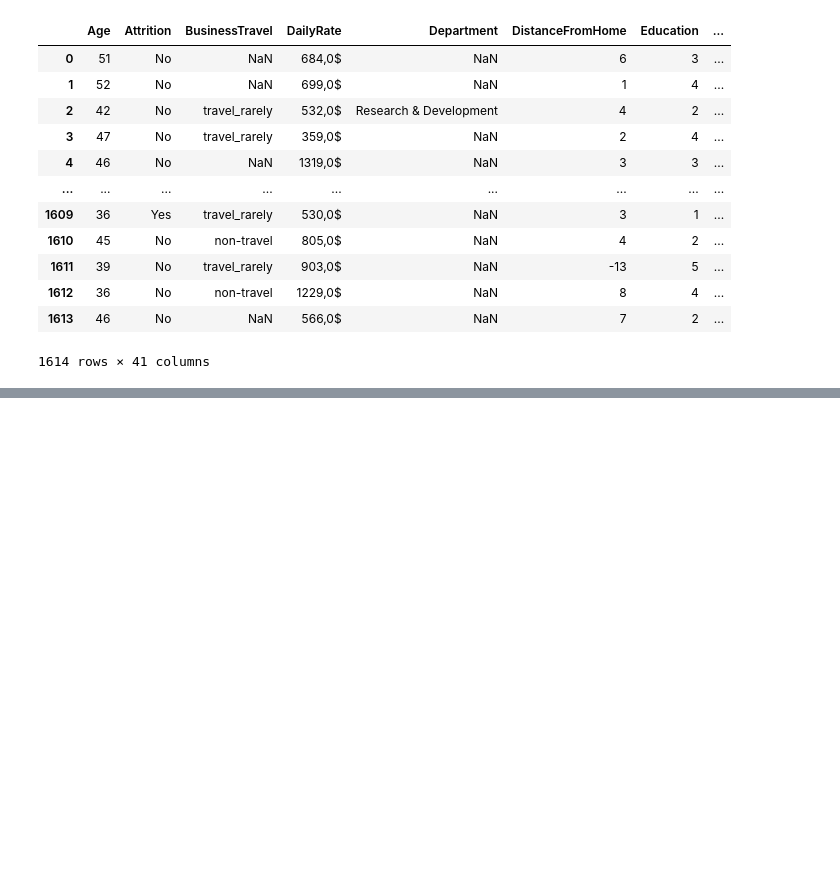
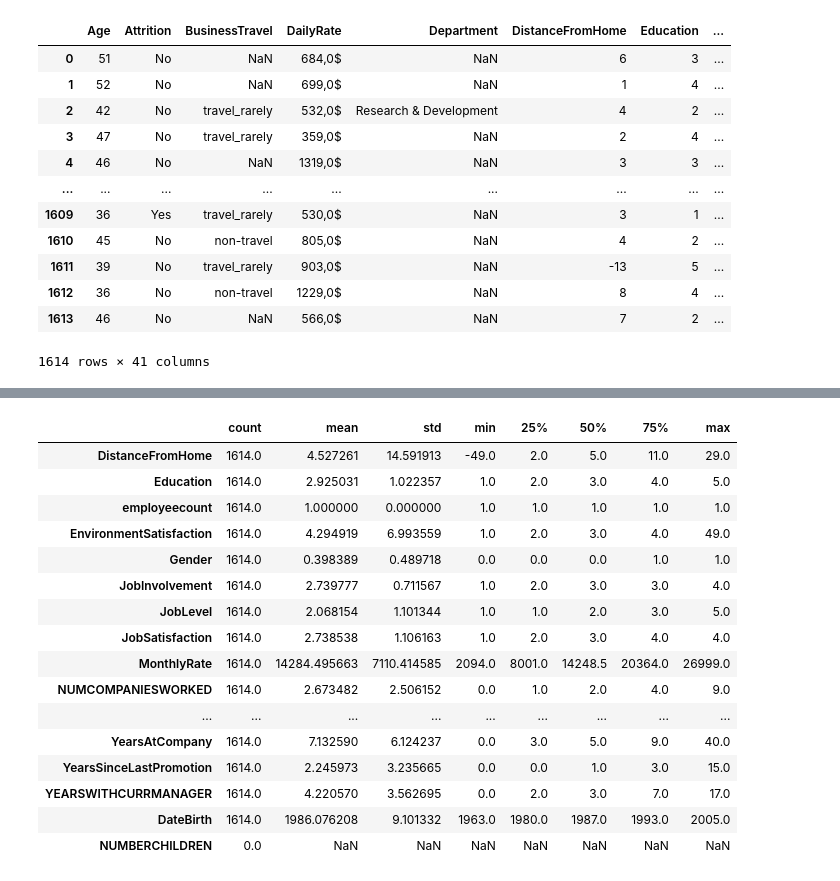
Before and after one commit to laural87/project-da-promo-I-modulo-3-team-2, a Jupyter notebook: Fase1_EDA.ipynb, the cells around one changed output, grey strips where cells are left out. Drawn from its saved outputs; the diff is of its cells as text; code cells hidden in the pictures; blank space fills up the shorter version.

```diff
--- a/Fase1_EDA.ipynb
+++ b/Fase1_EDA.ipynb
@@ -3,3 +1,7 @@ import pandas as pd
+# %%
+import pandas as pd
+pd.set_option('display.max_columns', None)
+# pd.set_option('display.max_rows', None)
 # %% [markdown]
 Columna Age tiene números escritos en letras tendríamos que convertir en INT
 Attrition Son no y si (tipeamos para saber)
@@ -64,0 +116,20 @@ df
+# %%
+df.describe().T
+# %% [output]
+|  | count | mean | std | min | 25% | 50% | 75% | max |
+| DistanceFromHome | 1614.0 | 4.527261 | 14.591913 | -49.0 | 2.0 | 5.0 | 11.0 | 29.0 |
+| Education | 1614.0 | 2.925031 | 1.022357 | 1.0 | 2.0 | 3.0 | 4.0 | 5.0 |
+| employeecount | 1614.0 | 1.000000 | 0.000000 | 1.0 | 1.0 | 1.0 | 1.0 | 1.0 |
+| EnvironmentSatisfaction | 1614.0 | 4.294919 | 6.993559 | 1.0 | 2.0 | 3.0 | 4.0 | 49.0 |
+| Gender | 1614.0 | 0.398389 | 0.489718 | 0.0 | 0.0 | 0.0 | 1.0 | 1.0 |
+| JobInvolvement | 1614.0 | 2.739777 | 0.711567 | 1.0 | 2.0 | 3.0 | 3.0 | 4.0 |
+| JobLevel | 1614.0 | 2.068154 | 1.101344 | 1.0 | 1.0 | 2.0 | 3.0 | 5.0 |
+| JobSatisfaction | 1614.0 | 2.738538 | 1.106163 | 1.0 | 2.0 | 3.0 | 4.0 | 4.0 |
+| MonthlyRate | 1614.0 | 14284.495663 | 7110.414585 | 2094.0 | 8001.0 | 14248.5 | 20364.0 | 26999.0 |
+| NUMCOMPANIESWORKED | 1614.0 | 2.673482 | 2.506152 | 0.0 | 1.0 | 2.0 | 4.0 | 9.0 |
+| ... | ... | ... | ... | ... | ... | ... | ... | ... |
+| YearsAtCompany | 1614.0 | 7.132590 | 6.124237 | 0.0 | 3.0 | 5.0 | 9.0 | 40.0 |
+| YearsSinceLastPromotion | 1614.0 | 2.245973 | 3.235665 | 0.0 | 0.0 | 1.0 | 3.0 | 15.0 |
+| YEARSWITHCURRMANAGER | 1614.0 | 4.220570 | 3.562695 | 0.0 | 2.0 | 3.0 | 7.0 | 17.0 |
+| DateBirth | 1614.0 | 1986.076208 | 9.101332 | 1963.0 | 1980.0 | 1987.0 | 1993.0 | 2005.0 |
+| NUMBERCHILDREN | 0.0 | NaN | NaN | NaN | NaN | NaN | NaN | NaN |
```
Also changed, not shown: parts of 8 cells of this notebook, 1 other file.
